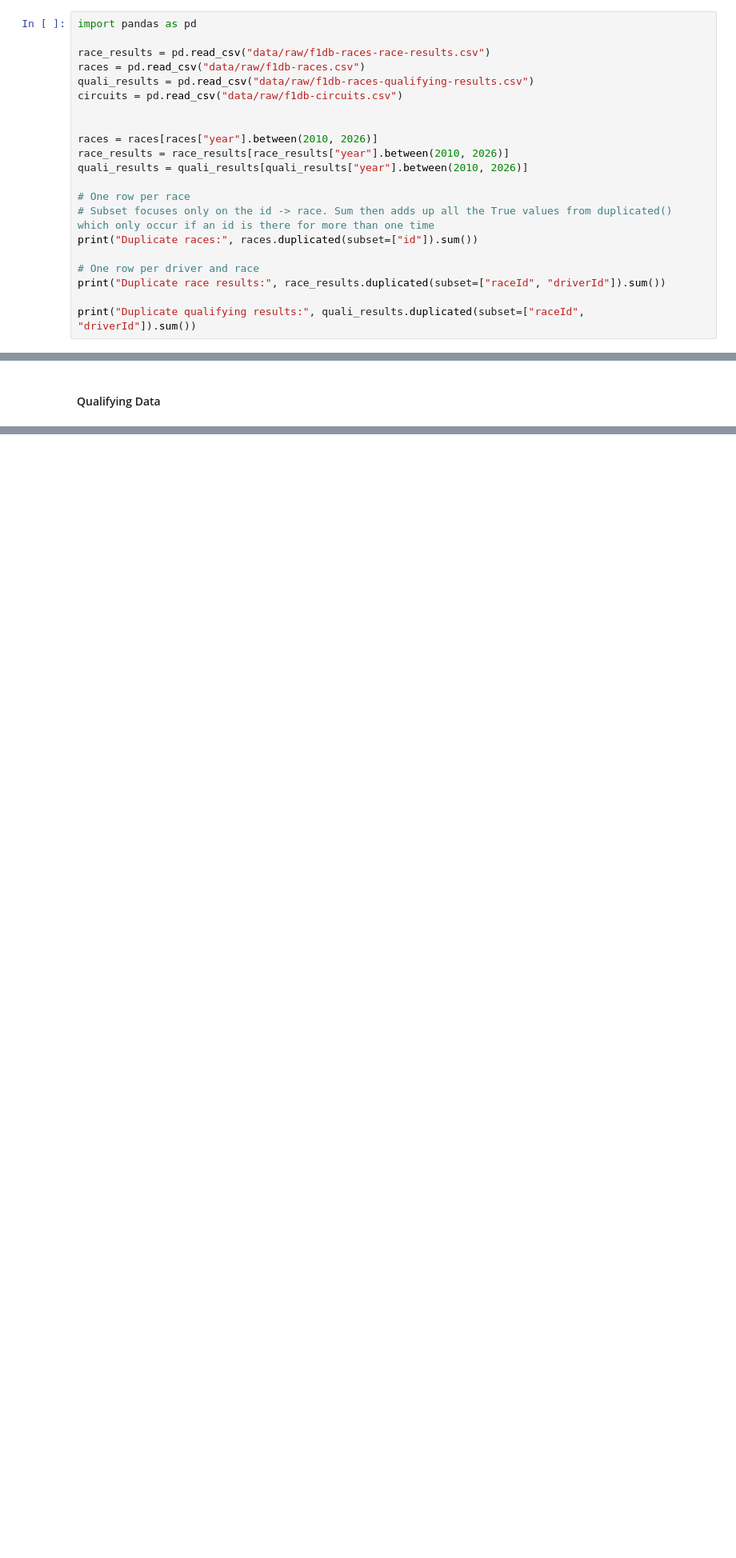
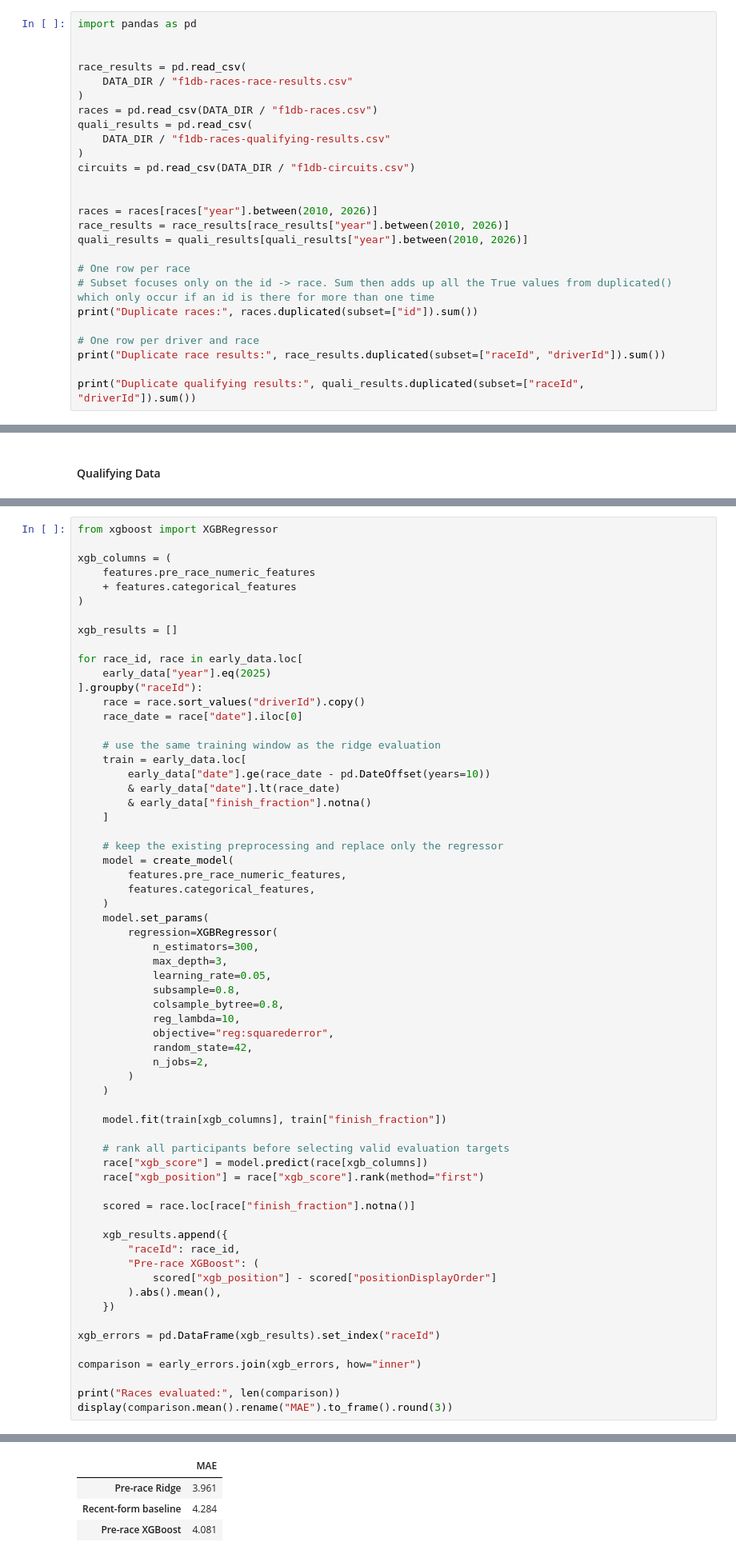
Before and after one commit to ramun-numar/f1-project, a Jupyter notebook: notebooks/analysis.ipynb, the cells around one changed output, grey strips where cells are left out. Shown at 80% size. Saved outputs shown, nothing was run; the diff lists cells and outputs as text; blank space fills up the shorter version.

Commit message:
fixed scrips for different structure, removed starting grid infos, added the pre qualifying model

```diff
--- a/notebooks/analysis.ipynb
+++ b/notebooks/analysis.ipynb
@@ -3,10 +19,15 @@
 # %%
 import pandas as pd
 
-race_results = pd.read_csv("data/raw/f1db-races-race-results.csv")
-races = pd.read_csv("data/raw/f1db-races.csv")
-quali_results = pd.read_csv("data/raw/f1db-races-qualifying-results.csv")
-circuits = pd.read_csv("data/raw/f1db-circuits.csv")
+
+race_results = pd.read_csv(
+    DATA_DIR / "f1db-races-race-results.csv"
+)
+races = pd.read_csv(DATA_DIR / "f1db-races.csv")
+quali_results = pd.read_csv(
+    DATA_DIR / "f1db-races-qualifying-results.csv"
+)
+circuits = pd.read_csv(DATA_DIR / "f1db-circuits.csv")
 
 
 races = races[races["year"].between(2010, 2026)]
@@ -1359,0 +1553,64 @@ def add_starting_grid(participants, grid_path):
+# %%
+from xgboost import XGBRegressor
+
+xgb_columns = (
+    features.pre_race_numeric_features
+    + features.categorical_features
+)
+
+xgb_results = []
+
+for race_id, race in early_data.loc[
+    early_data["year"].eq(2025)
+].groupby("raceId"):
+    race = race.sort_values("driverId").copy()
+    race_date = race["date"].iloc[0]
+
+    # use the same training window as the ridge evaluation
+    train = early_data.loc[
+        early_data["date"].ge(race_date - pd.DateOffset(years=10))
+        & early_data["date"].lt(race_date)
+        & early_data["finish_fraction"].notna()
+    ]
+
+    # keep the existing preprocessing and replace only the regressor
+    model = create_model(
+        features.pre_race_numeric_features,
+        features.categorical_features,
+    )
+    model.set_params(
+        regression=XGBRegressor(
+            n_estimators=300,
+            max_depth=3,
+            learning_rate=0.05,
+            subsample=0.8,
+            colsample_bytree=0.8,
+            reg_lambda=10,
+            objective="reg:squarederror",
+            random_state=42,
+            n_jobs=2,
+        )
+    )
+
+    model.fit(train[xgb_columns], train["finish_fraction"])
+
+    # rank all participants before selecting valid evaluation targets
+    race["xgb_score"] = model.predict(race[xgb_columns])
+    race["xgb_position"] = race["xgb_score"].rank(method="first")
+
+    scored = race.loc[race["finish_fraction"].notna()]
+
+    xgb_results.append({
+        "raceId": race_id,
+        "Pre-race XGBoost": (
+            scored["xgb_position"] - scored["positionDisplayOrder"]
+        ).abs().mean(),
+    })
+
+xgb_errors = pd.DataFrame(xgb_results).set_index("raceId")
+
+comparison = early_errors.join(xgb_errors, how="inner")
+
+print("Races evaluated:", len(comparison))
+display(comparison.mean().rename("MAE").to_frame().round(3))
+# %% [output]
@@ -1359,0 +1618,4 @@ def add_starting_grid(participants, grid_path):
+|  | MAE |
+| Pre-race Ridge | 3.961 |
+| Recent-form baseline | 4.284 |
+| Pre-race XGBoost | 4.081 |
```
Also changed, not shown: parts of 15 cells of this notebook, 8 other files.
